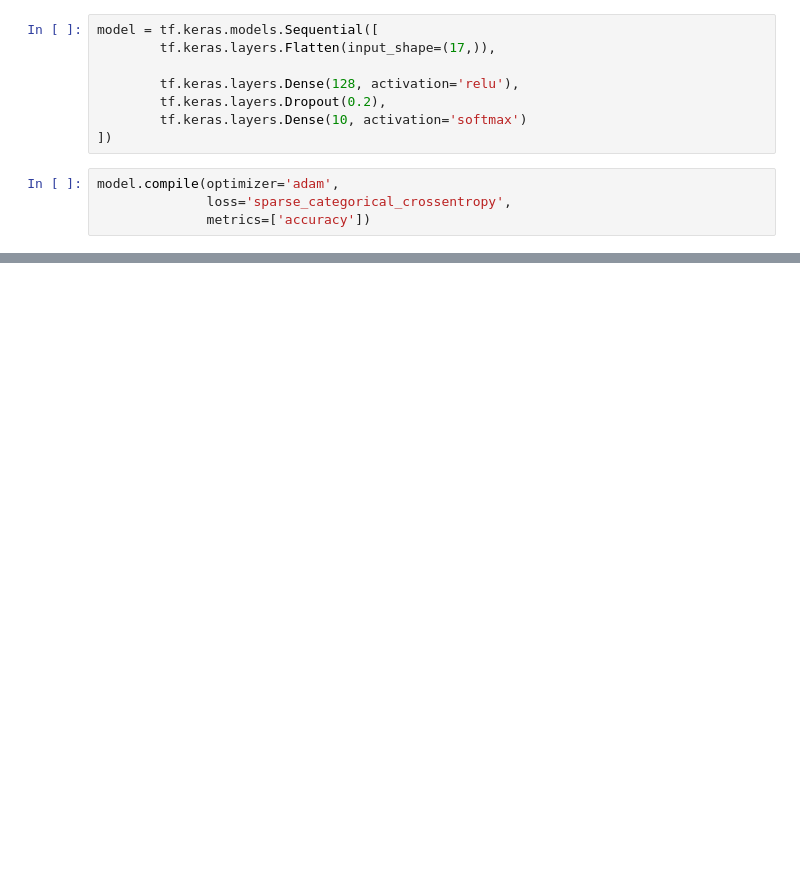
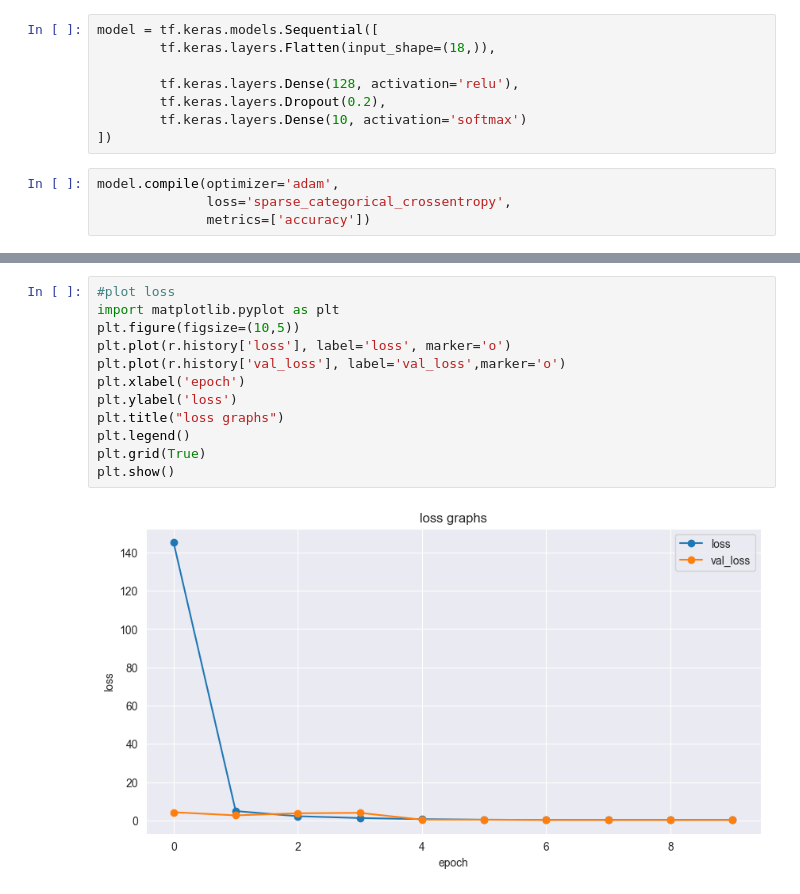
Before and after one commit to BinaraMendis7/Machine-learning, a Jupyter notebook: Neural_Network.ipynb, the cells around one changed output, grey strips where cells are left out. Saved outputs shown, nothing was run; the diff lists cells and outputs as text; blank space fills up the shorter version.

Commit message:
plot training loss graphs and validation loss graphs

```diff
--- a/Neural_Network.ipynb
+++ b/Neural_Network.ipynb
@@ -24,7 +28,7 @@ x_test.shape: (9043, 17)
 y_test.shape: (9043,)
 # %%
 model = tf.keras.models.Sequential([
-        tf.keras.layers.Flatten(input_shape=(17,)),
+        tf.keras.layers.Flatten(input_shape=(18,)),
 
         tf.keras.layers.Dense(128, activation='relu'),
         tf.keras.layers.Dropout(0.2),
@@ -64,0 +69,14 @@ model.evaluate(x_test, y_test)
+# %%
+#plot loss
+import matplotlib.pyplot as plt
+plt.figure(figsize=(10,5))
+plt.plot(r.history['loss'], label='loss', marker='o')
+plt.plot(r.history['val_loss'], label='val_loss',marker='o')
+plt.xlabel('epoch')
+plt.ylabel('loss')
+plt.title("loss graphs")
+plt.legend()
+plt.grid(True)
+plt.show()
+# %% [output]
+[figure, added]
```
Also changed, not shown: parts of 10 cells of this notebook, 2 other files.
